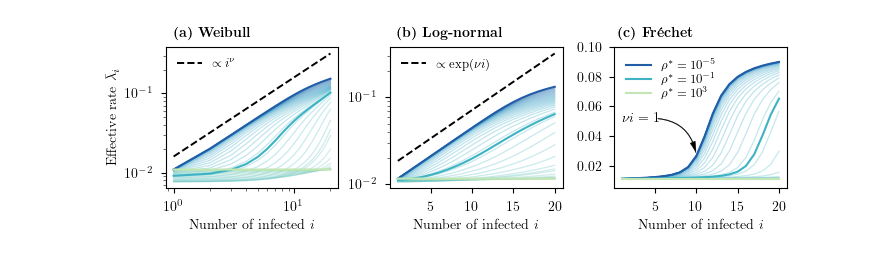
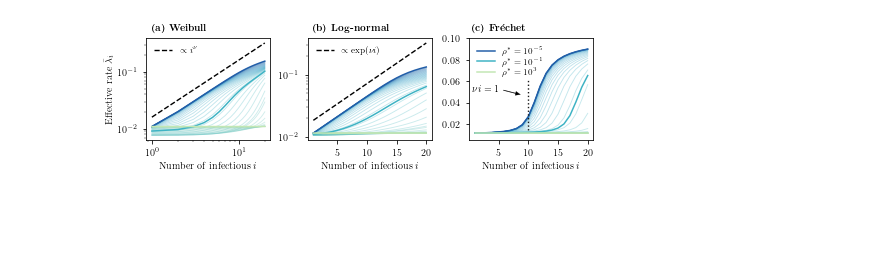
Before and after one commit to gstonge/heterogeneous-transmission, a Jupyter notebook: figure_stationary_effective_rate.ipynb, the cells around one changed output. Cells and saved outputs as stored; diff of their text form; code cells hidden in the pictures; blank space fills up the shorter version.

```diff
--- a/figure_stationary_effective_rate.ipynb
+++ b/figure_stationary_effective_rate.ipynb
@@ -56,7 +56,7 @@ axes[0].loglog(ivec,0.016*ivec,'--',color='k',label=r"$\propto i^\nu$")
 axes[0].legend(frameon=False, ncol=1, labelspacing=0.1)
 # axes[0].set_ylabel(r"Effective rate $\bar{\lambda}_i^*$")
 axes[0].set_ylabel(r"Effective rate $\bar{\lambda}_{i}$")
-axes[0].set_xlabel(r"Number of infected $i$")
+axes[0].set_xlabel(r"Number of infectious $i$")
 axes[0].text(pos2[0], pos[1], r'\textbf{(a) Weibull}', fontsize=font_size,
             transform=axes[0].transAxes)
 
@@ -84,7 +84,7 @@ for j,rho in enumerate(rho_vec):
 axes[1].semilogy(ivec,0.016*np.exp(0.15*ivec),'--',color='k',label=r"$\propto \exp (\nu i )$")
 leg = axes[1].legend(frameon=True, ncol=1, labelspacing=0.1)
 leg.get_frame().set_linewidth(0.0)
-axes[1].set_xlabel(r"Number of infected $i$")
+axes[1].set_xlabel(r"Number of infectious $i$")
 axes[1].set_xticks([5,10,15,20])
 axes[1].text(0.04, pos[1], r'\textbf{(b) Log-normal}', fontsize=font_size,
             transform=axes[1].transAxes)
@@ -99,37 +99,40 @@ rho_vec = results['rho_vec']
 eff_rate_vec = results['eff_rate_vec']
 for j,rho in enumerate(rho_vec):
     if rho in results['special_rho_list']:
         alpha = 1
         # label = None
         exponent = "{" + f"{int(np.log10(rho))}" + "}"
         label = fr"$\rho^* = 10^{exponent}$"
         zorder=2
         lw=1.5
     else:
         alpha = 0.3
         label = None
         zorder=0
         lw=0.9
     axes[2].plot(ivec,eff_rate_vec[j],color=newcm(j/len(rho_vec)),
              alpha=alpha,label=label,zorder=zorder,lw=lw)
 
 #add an arrow + text
-style = "Simple, tail_width=0.5, head_width=4, head_length=8"
+style = "Simple, tail_width=0.5, head_width=4, head_length=5"
 kw = dict(arrowstyle=style, color="k")
-a1 = patches.FancyArrowPatch((5, 0.052), (10, 0.027),
-                             connectionstyle="arc3,rad=-.4",**kw)
+a1 = patches.FancyArrowPatch((5.5, 0.052), (9, 0.047),
+                             connectionstyle="arc3,rad=-.0",**kw)
 axes[2].add_patch(a1)
-axes[2].text(1, 0.05, r'$\nu i = 1$', fontsize=font_size)
+axes[2].text(0.5, 0.05, r'$\nu i = 1$', fontsize=font_size)
+
+#add vertical line
+axes[2].axvline(10,0.1,0.6,ls=':',color='#1a1a1a')
 
 leg = axes[2].legend(frameon=True, ncol=1, labelspacing=0.1, loc='upper left', framealpha=0.)
 leg.get_frame().set_linewidth(0.0)
-axes[2].set_xlabel(r"Number of infected $i$")
+axes[2].set_xlabel(r"Number of infectious $i$")
 axes[2].text(0.02, pos[1], r'\textbf{(c) Fréchet}', fontsize=font_size,
             transform=axes[2].transAxes)
 axes[2].set_xticks([5,10,15,20])
 
 axes[2].set_ylim([0.005,0.1])
 
-plt.show()
+plt.savefig('./figs/stationary_effective_rate.pdf')
 # %% [output]
-[figure, old version]
+[figure, new version]
```
Also changed, not shown: parts of 1 cell of this notebook, 3 other files.
